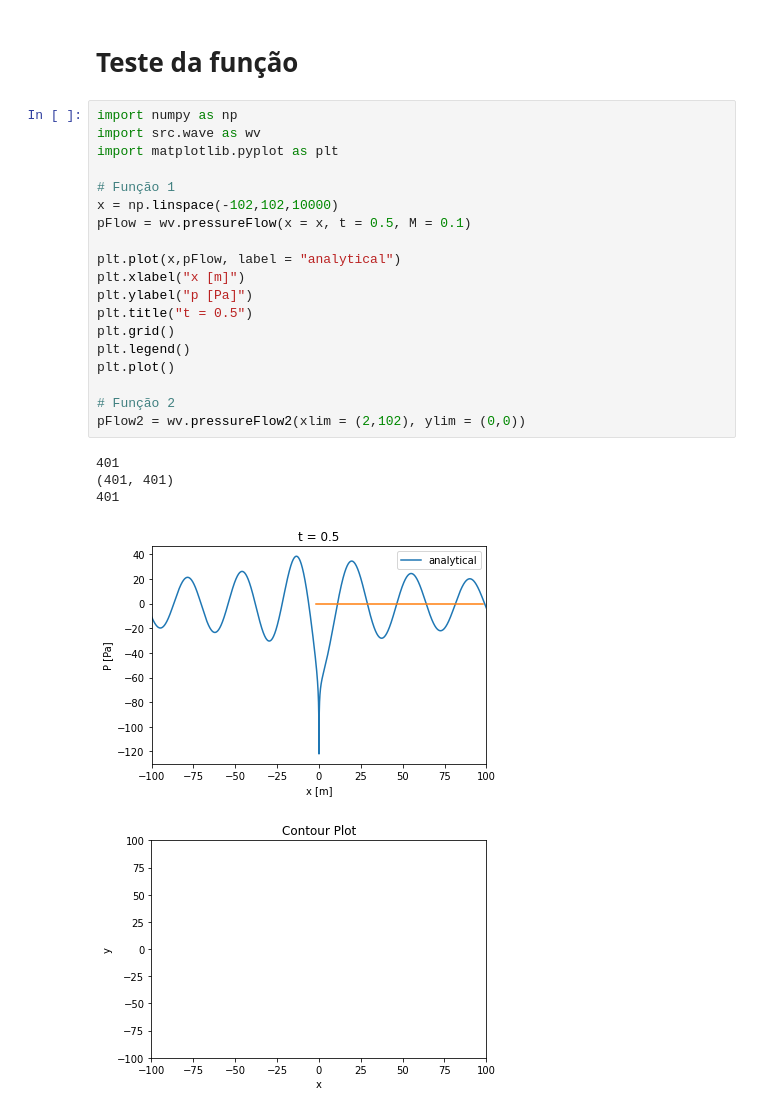
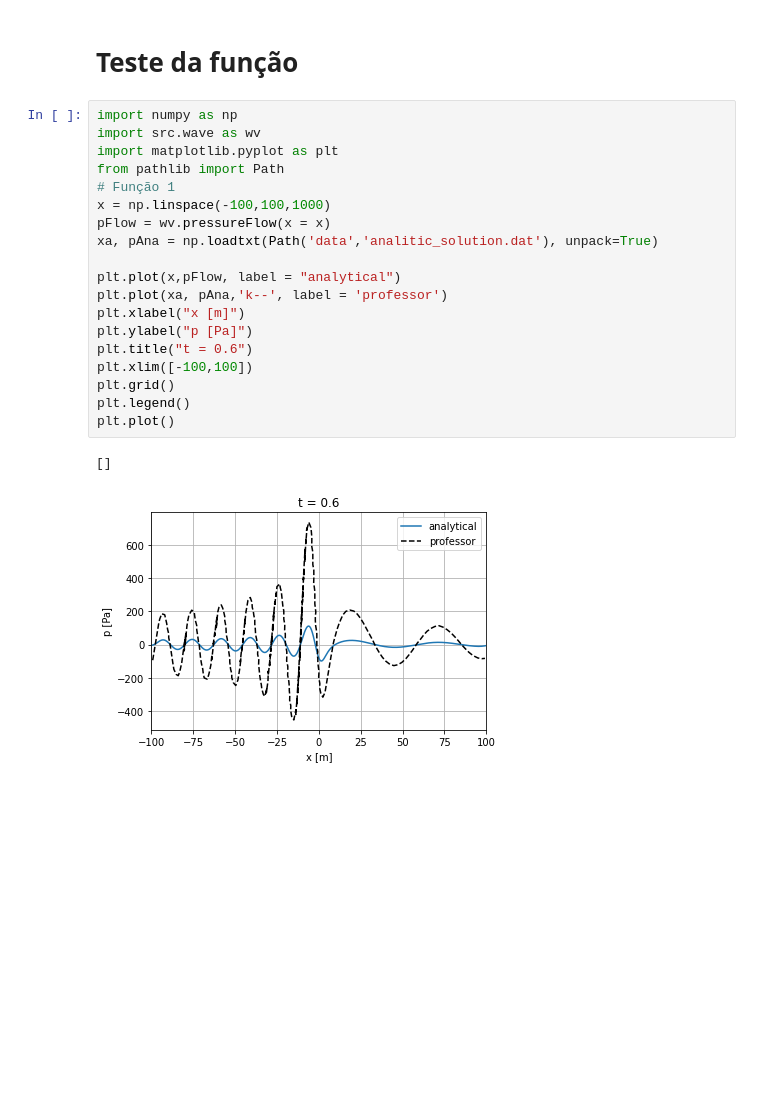
Before and after one commit to Widmark-Kaue/post-process-monopole, a Jupyter notebook: monopoleFlow.ipynb, the cells around one changed output. Cells and saved outputs as stored; diff of their text form; blank space fills up the shorter version.

Commit message:
função pressureFlow funcionanado mas com amplitude diferente do correto

```diff
--- a/monopoleFlow.ipynb
+++ b/monopoleFlow.ipynb
@@ -138,25 +138,22 @@ for m in range(len(microphone)):
 # %%
 import numpy as np
 import src.wave as wv
 import matplotlib.pyplot as plt
-
+from pathlib import Path
 # Função 1
-x = np.linspace(-102,102,10000)
-pFlow = wv.pressureFlow(x = x, t = 0.5, M = 0.1)
+x = np.linspace(-100,100,1000)
+pFlow = wv.pressureFlow(x = x)
+xa, pAna = np.loadtxt(Path('data','analitic_solution.dat'), unpack=True)
 
 plt.plot(x,pFlow, label = "analytical")
+plt.plot(xa, pAna,'k--', label = 'professor')
 plt.xlabel("x [m]")
 plt.ylabel("p [Pa]")
-plt.title("t = 0.5")
+plt.title("t = 0.6")
+plt.xlim([-100,100])
 plt.grid()
 plt.legend()
 plt.plot()
-
-# Função 2
-pFlow2 = wv.pressureFlow2(xlim = (2,102), ylim = (0,0))
 # %% [output]
-401
-(401, 401)
-401
+[]
-[figure, old version]
+[figure, new version]
-[figure, removed]
```
Also changed, not shown: 1 other file.
